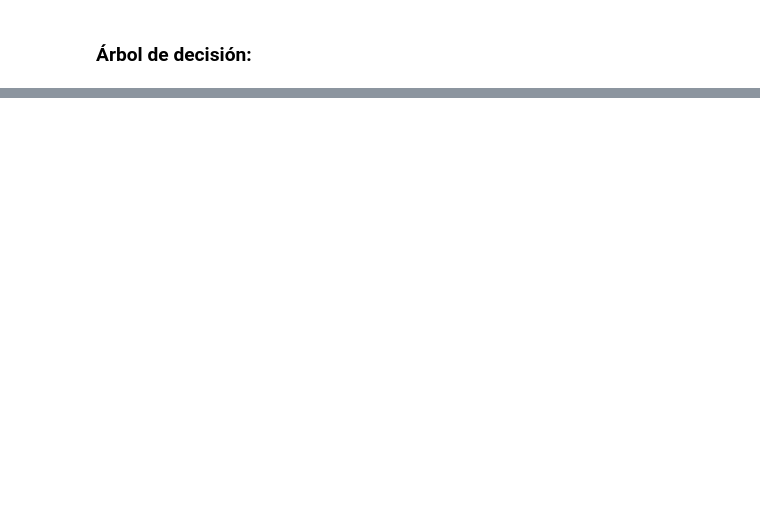
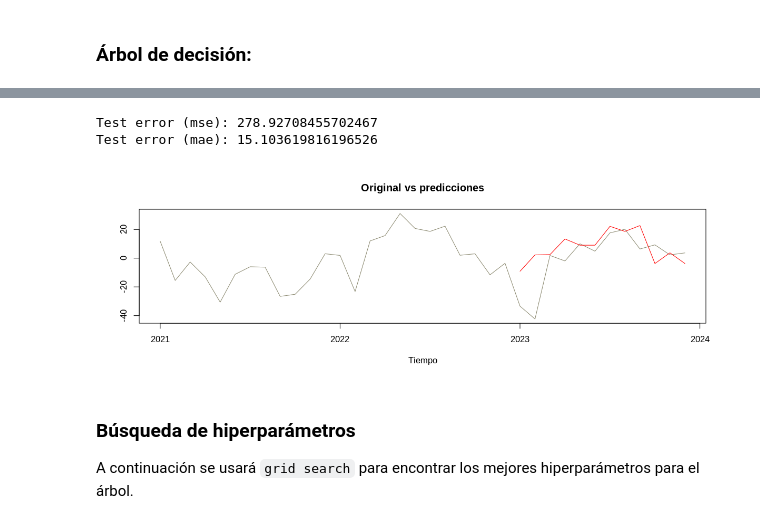
Before and after one commit to Mendivenson/Series-de-tiempo, a Jupyter notebook: Avance 2.ipynb, the cells around one changed output, grey strips where cells are left out. Cells and saved outputs as stored; diff of their text form; code cells hidden in the pictures; blank space fills up the shorter version.

```diff
--- a/Avance 2.ipynb
+++ b/Avance 2.ipynb
@@ -308,10 +292,5 @@ print(rezagoLeche[:12])
 # %%
-trainLeche = {
-    'respuesta': respuestaLeche[0:-12],
-    'rezago': rezagoLeche[0:-12]
-}
-
-testLeche = {
-    'respuesta': respuestaLeche[-12:len(respuestaLeche)],
-    'rezago': rezagoLeche[-12:len(rezagoLeche)]
-}
+trainLeche = leche['Volume'][0:-12]
+testLeche = leche['Volume'][-12:len(leche)]
+print(trainLeche)
+print(testLeche)
@@ -330,0 +334,7 @@ lines(x = seq(2023, 2023.99, by = 1/12), y = tail(leche$Volume, n = 12),
+# %%
+arbolLeche = ForecasterAutoreg(
+    regressor = DecisionTreeRegressor(random_state = 80),
+    lags = 12
+)
+
+arbolLeche.fit(y = trainLeche)
@@ -330,0 +343,3 @@ lines(x = seq(2023, 2023.99, by = 1/12), y = tail(leche$Volume, n = 12),
+# %%
+predicciones = arbolLeche.predict(steps = 12)
+predicciones
@@ -330,0 +360,30 @@ lines(x = seq(2023, 2023.99, by = 1/12), y = tail(leche$Volume, n = 12),
+# %%
+from sklearn.metrics import mean_squared_error
+from sklearn.metrics import mean_absolute_error
+
+MSE = mean_squared_error(
+                y_true = testLeche,
+                y_pred = predicciones,
+            )
+
+print(f"Test error (mse): {MSE}")
+print(f"Test error (mae): {MAE}")
+# %% [output]
+Test error (mse): 278.92708455702467
+Test error (mae): 15.103619816196526
+# %%
+predicciones = list(predicciones)
+# %%
+%%R -i predicciones -w 12 -h 4 --units in -r 100
+
+plot(tail(leche$Volume,36), type = 'l',
+     main = 'Original vs predicciones', col = '#8B8970',
+     xaxt = 'n', xlab = 'Tiempo', ylab = '')
+axis(side = 1, at = c(1,13,25,37), labels = 2021:2024)
+lines(x = 25:36,y = predicciones, col = 'red')
+# %% [output]
+[figure, added]
+# %% [markdown]
+### **Búsqueda de hiperparámetros**
+
+A continuación se usará `grid search` para encontrar los mejores hiperparámetros para el árbol.
```
Also changed, not shown: parts of 41 cells of this notebook.
